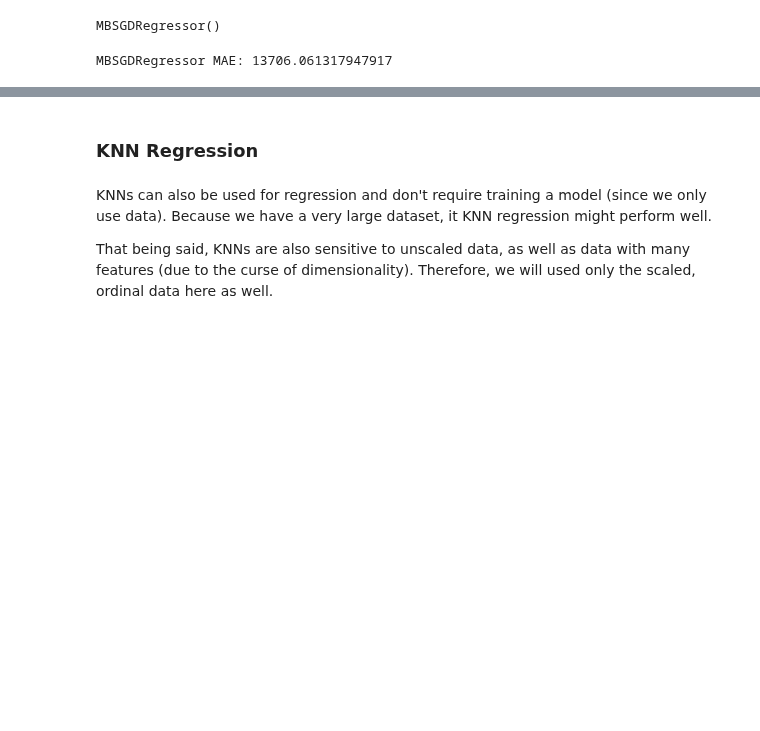
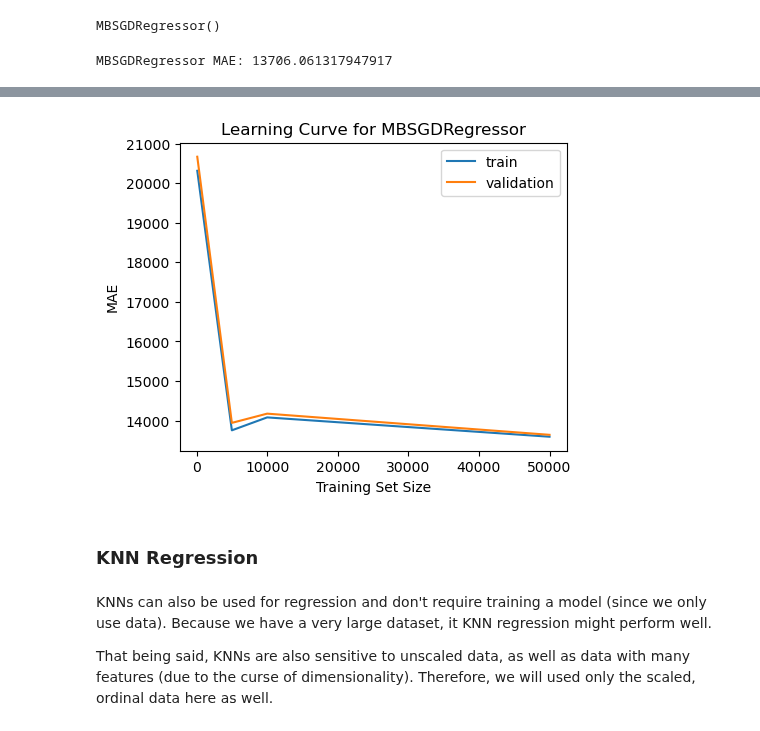
Before and after one commit to COGS118A/Group005-SP23, a Jupyter notebook: rapids.ipynb, the cells around one changed output, grey strips where cells are left out. Saved outputs shown, nothing was run; the diff lists cells and outputs as text; code cells hidden in the pictures; blank space fills up the shorter version.

Commit message:
Progress: learning curve linreg knn

```diff
--- a/rapids.ipynb
+++ b/rapids.ipynb
@@ -310,3 +313,30 @@ def custom_grid_search(model, hparams, default_kwargs, X_train_cupy, y_train_cup
+# %%
+def get_learning_curve(estimator, X, y, model_name='Model', train_sizes=[100, 5000, 10000, 50000]):
+    from sklearn.model_selection import learning_curve
+    import matplotlib.pyplot as plt
+
+    train_sizes, train_scores, test_scores = learning_curve(
+        estimator=estimator,
+        X=X,
+        y=y,
+        scoring="neg_mean_absolute_error",
+        train_sizes = train_sizes,
+        n_jobs=None
+    )
+
+    train_mean = -train_scores.mean(axis=1)
+    test_mean = -test_scores.mean(axis=1)
+
+    plt.subplots(figsize=(5,4))
+    plt.plot(train_sizes, train_mean, label="train")
+    plt.plot(train_sizes, test_mean, label="validation")
+
+    plt.title(f'Learning Curve for {model_name}')
+    plt.xlabel('Training Set Size')
+    plt.ylabel('MAE')
+    plt.legend(loc='best')
+
+    plt.show()
 # %% [markdown]
 Finally, we set our device to GPU for accelerated testing.
 # %%
@@ -392,3 +426,7 @@ MBSGDRegressor MAE: 13706.061317947917
+# %%
+get_learning_curve(opt_sgd_model, X=cp.asnumpy(X_train_scaled_cupy[:,:len(ordinal_cols)]), y=cp.asnumpy(y_train_cupy), model_name='MBSGDRegressor')
+# %% [output]
+[figure, added]
 # %% [markdown]
 ### KNN Regression
 # %% [markdown]
```
Also changed, not shown: parts of 14 cells of this notebook.
